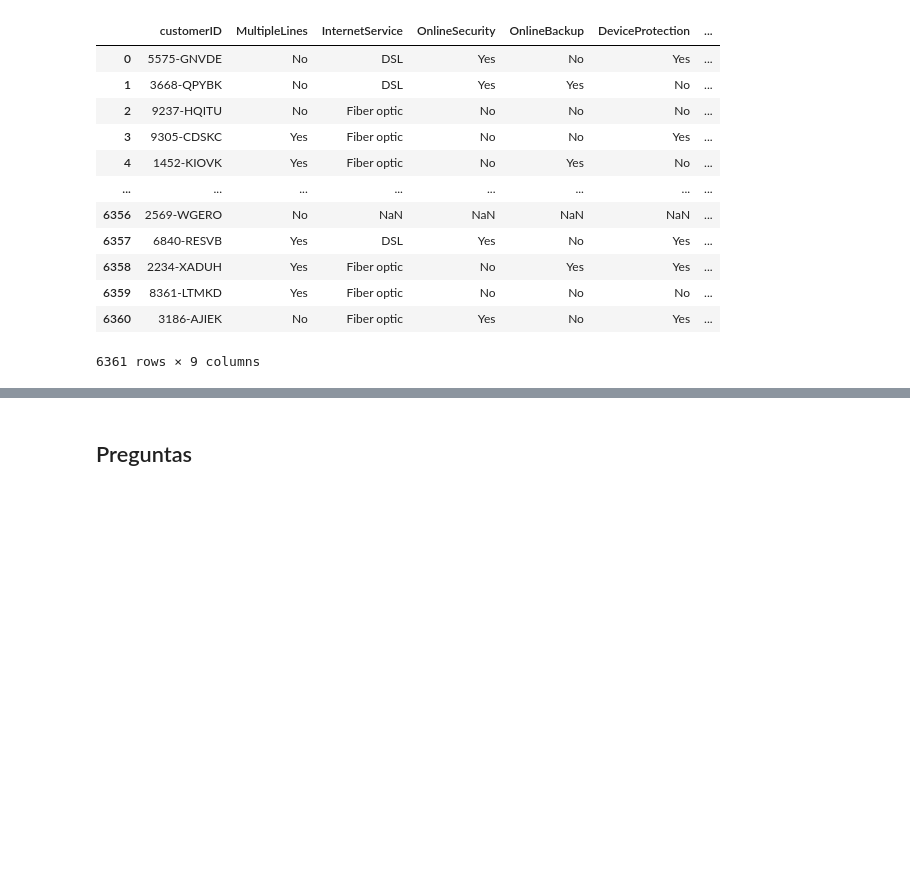
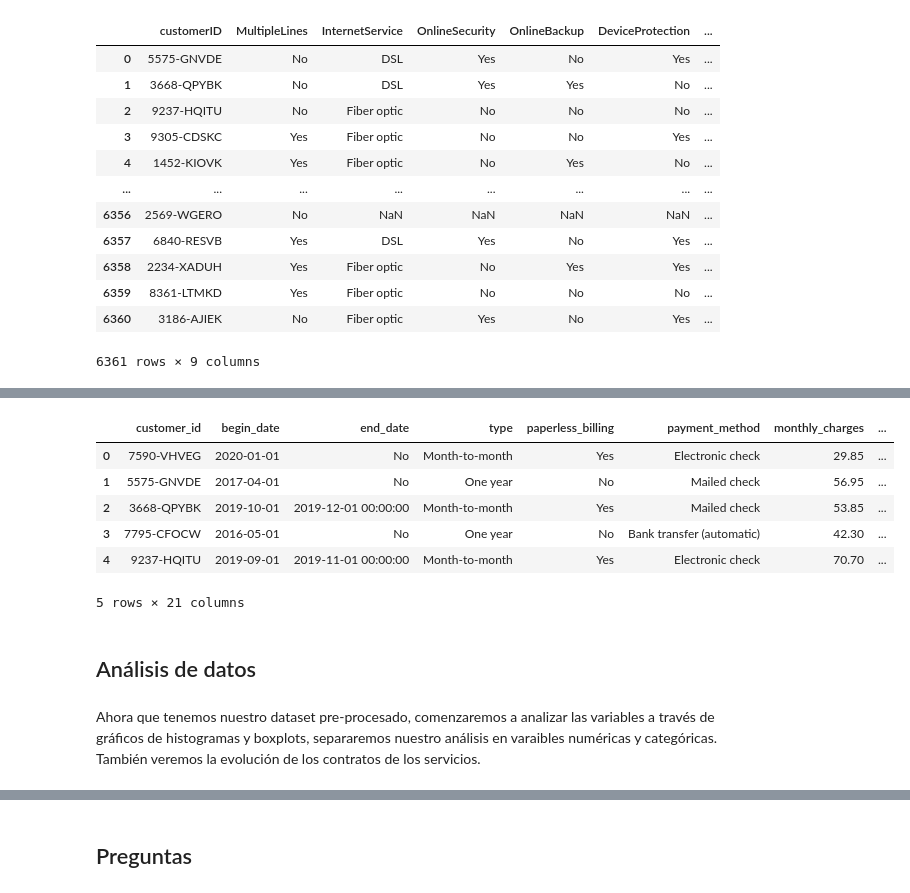
Before and after one commit to RicardoFW16/final_project, a Jupyter notebook: analisis_exploratorio.ipynb, the cells around one changed output, grey strips where cells are left out. Saved outputs shown, nothing was run; the diff lists cells and outputs as text; code cells hidden in the pictures; blank space fills up the shorter version.

```diff
--- a/analisis_exploratorio.ipynb
+++ b/analisis_exploratorio.ipynb
@@ -280,0 +353,9 @@ phone.merge(internet, how='left')
+# %%
+# Crear función para cambiar nombres de columnas
+def to_snake_case(name):
+    name = name.replace(' ', '_')
+    s1 = re.sub('(.)([A-Z][a-z]+)', r'\1_\2', name)
+    return re.sub('([a-z0-9])([A-Z])', r'\1_\2', s1).lower()
+
+# Renombrar columnas usando la función to_snake_case
+df.columns = [to_snake_case(col) for col in df.columns]
@@ -280,0 +411,14 @@ phone.merge(internet, how='left')
+# %%
+df.head()
+# %% [output]
+|  | customer_id | begin_date | end_date | type | paperless_billing | payment_method | monthly_charges | ... |
+| 0 | 7590-VHVEG | 2020-01-01 | No | Month-to-month | Yes | Electronic check | 29.85 | ... |
+| 1 | 5575-GNVDE | 2017-04-01 | No | One year | No | Mailed check | 56.95 | ... |
+| 2 | 3668-QPYBK | 2019-10-01 | 2019-12-01 00:00:00 | Month-to-month | Yes | Mailed check | 53.85 | ... |
+| 3 | 7795-CFOCW | 2016-05-01 | No | One year | No | Bank transfer (automatic) | 42.30 | ... |
+| 4 | 9237-HQITU | 2019-09-01 | 2019-11-01 00:00:00 | Month-to-month | Yes | Electronic check | 70.70 | ... |
+5 rows × 21 columns
+# %% [markdown]
+## Análisis de datos
+# %% [markdown]
+Ahora que tenemos nuestro dataset pre-procesado, comenzaremos a analizar las variables a través de gráficos de histogramas y boxplots, separaremos nuestro análisis en varaibles numéricas y categóricas. También veremos la evolución de los contratos de los servicios.
```
Also changed, not shown: parts of 31 cells of this notebook, 1 other file.
